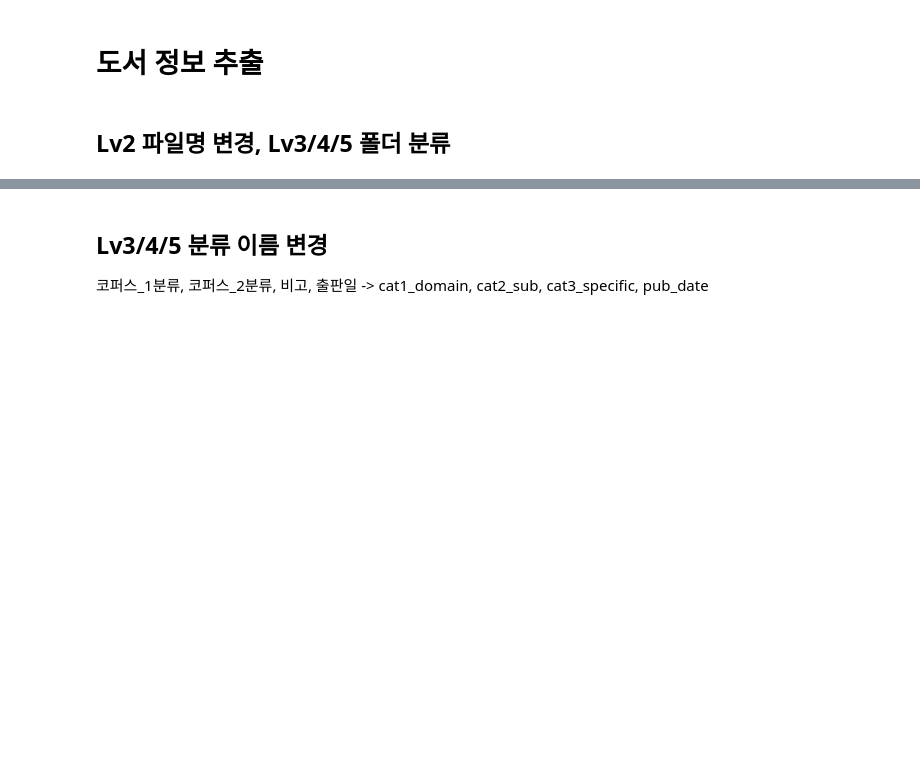
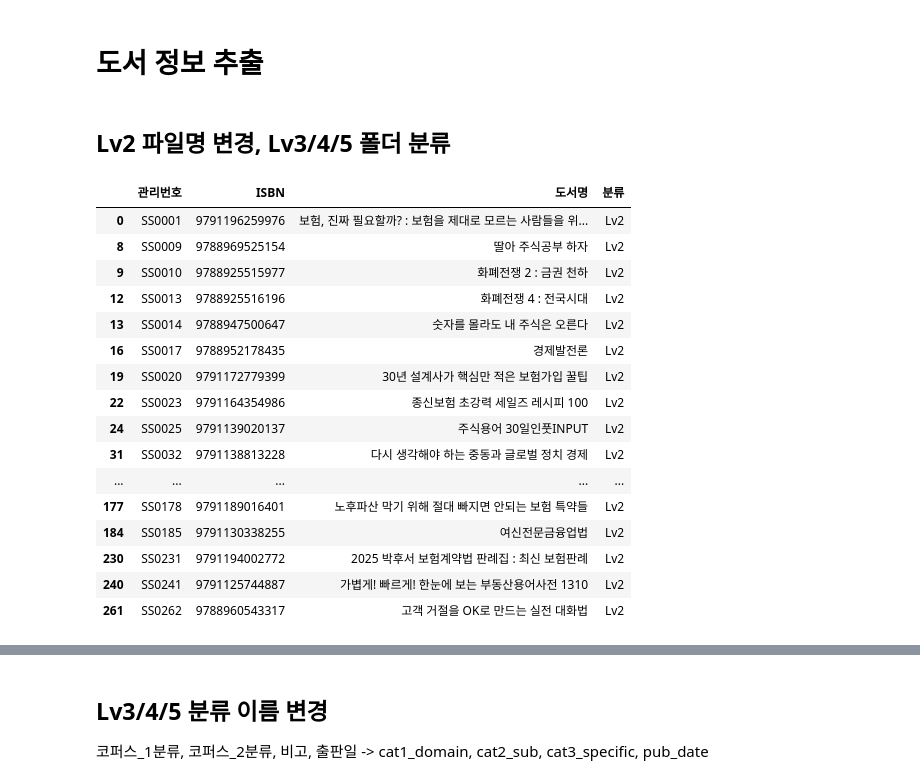
Before and after one commit to jayleenym/SFAIcenter, a Jupyter notebook: json_rev.ipynb, the cells around one changed output, grey strips where cells are left out. Drawn from its saved outputs; the diff is of its cells as text; code cells hidden in the pictures; blank space fills up the shorter version.

```diff
--- a/json_rev.ipynb
+++ b/json_rev.ipynb
@@ -14,12 +15,14 @@ data_dir = os.path.join(base_dir, 'data', 'ORIGINAL', '1C')
 analysis = {1:'1차 분석', 2:'2차 분석', 3: '3차 분석'}
 buy = {1:'1차 구매', 2:'2차 구매', 3: '3차 구매'}
 # %%
-excel_analy = pd.read_excel(os.path.join(base_dir, '도서목록_전체통합.xlsx'), sheet_name=analysis[1], header=3)[['관리번호', 'ISBN', '도서명','분류']]
-excel_buy = pd.read_excel(os.path.join(base_dir, '도서목록_전체통합.xlsx'), sheet_name=buy[1], header=4)[['ISBN', '도서명', '출판일', '코퍼스 1분류', '코퍼스 2분류', '비고']]
+i = 2
+excel_analy = pd.read_excel(os.path.join(base_dir, '도서목록_전체통합.xlsx'), sheet_name=analysis[i], header=3)[['관리번호', 'ISBN', '도서명','분류']]
+excel_buy = pd.read_excel(os.path.join(base_dir, '도서목록_전체통합.xlsx'), sheet_name=buy[i], header=4)[['ISBN', '도서명', '출판일', '코퍼스 1분류', '코퍼스 2분류', '비고']]
 excel_buy.fillna("", inplace=True)
 # %% [markdown]
 ## Lv2 파일명 변경, Lv3/4/5 폴더 분류
 # %%
 import shutil
+Lv2_isbn_id = excel_analy[excel_analy['분류'] == 'Lv2']
 Lv3_isbn_id = excel_analy[excel_analy['분류'] == 'Lv3/4']
 Lv5_isbn_id = excel_analy[excel_analy['분류'] == 'Lv5']
@@ -28 +29,21 @@ Lv3_isbn_id
+# %%
+Lv2_isbn_id
+# %% [output]
+|  | 관리번호 | ISBN | 도서명 | 분류 |
+| 0 | SS0001 | 9791196259976 | 보험, 진짜 필요할까? : 보험을 제대로 모르는 사람들을 위... | Lv2 |
+| 8 | SS0009 | 9788969525154 | 딸아 주식공부 하자 | Lv2 |
+| 9 | SS0010 | 9788925515977 | 화폐전쟁 2 : 금권 천하 | Lv2 |
+| 12 | SS0013 | 9788925516196 | 화폐전쟁 4 : 전국시대 | Lv2 |
+| 13 | SS0014 | 9788947500647 | 숫자를 몰라도 내 주식은 오른다 | Lv2 |
+| 16 | SS0017 | 9788952178435 | 경제발전론 | Lv2 |
+| 19 | SS0020 | 9791172779399 | 30년 설계사가 핵심만 적은 보험가입 꿀팁 | Lv2 |
+| 22 | SS0023 | 9791164354986 | 종신보험 초강력 세일즈 레시피 100 | Lv2 |
+| 24 | SS0025 | 9791139020137 | 주식용어 30일인풋INPUT | Lv2 |
+| 31 | SS0032 | 9791138813228 | 다시 생각해야 하는 중동과 글로벌 정치 경제 | Lv2 |
+| ... | ... | ... | ... | ... |
+| 177 | SS0178 | 9791189016401 | 노후파산 막기 위해 절대 빠지면 안되는 보험 특약들 | Lv2 |
+| 184 | SS0185 | 9791130338255 | 여신전문금융업법 | Lv2 |
+| 230 | SS0231 | 9791194002772 | 2025 박후서 보험계약법 판례집 : 최신 보험판례 | Lv2 |
+| 240 | SS0241 | 9791125744887 | 가볍게! 빠르게! 한눈에 보는 부동산용어사전 1310 | Lv2 |
+| 261 | SS0262 | 9788960543317 | 고객 거절을 OK로 만드는 실전 대화법 | Lv2 |
 # %%
```
Also changed, not shown: parts of 10 cells of this notebook, 1 other file.
